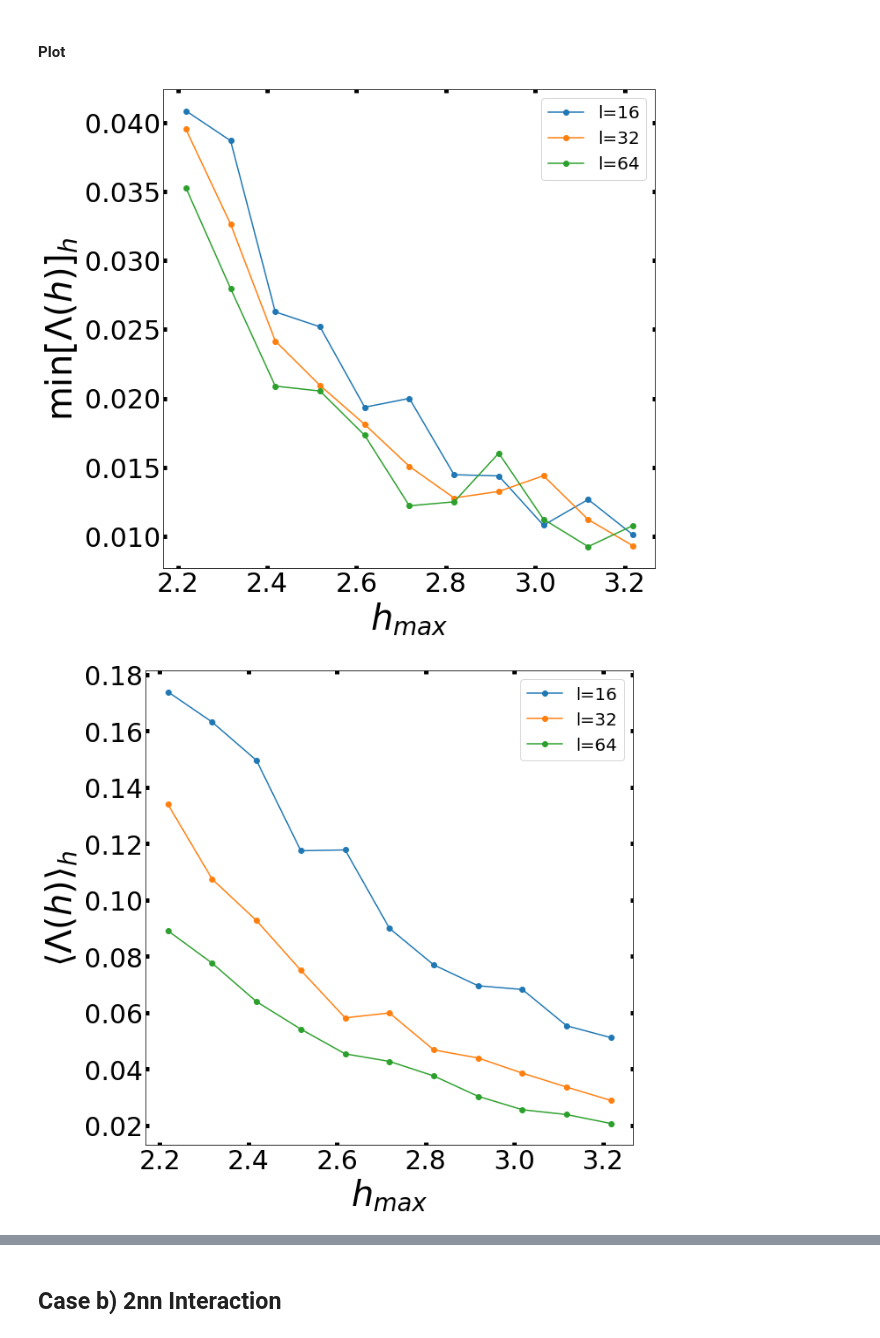
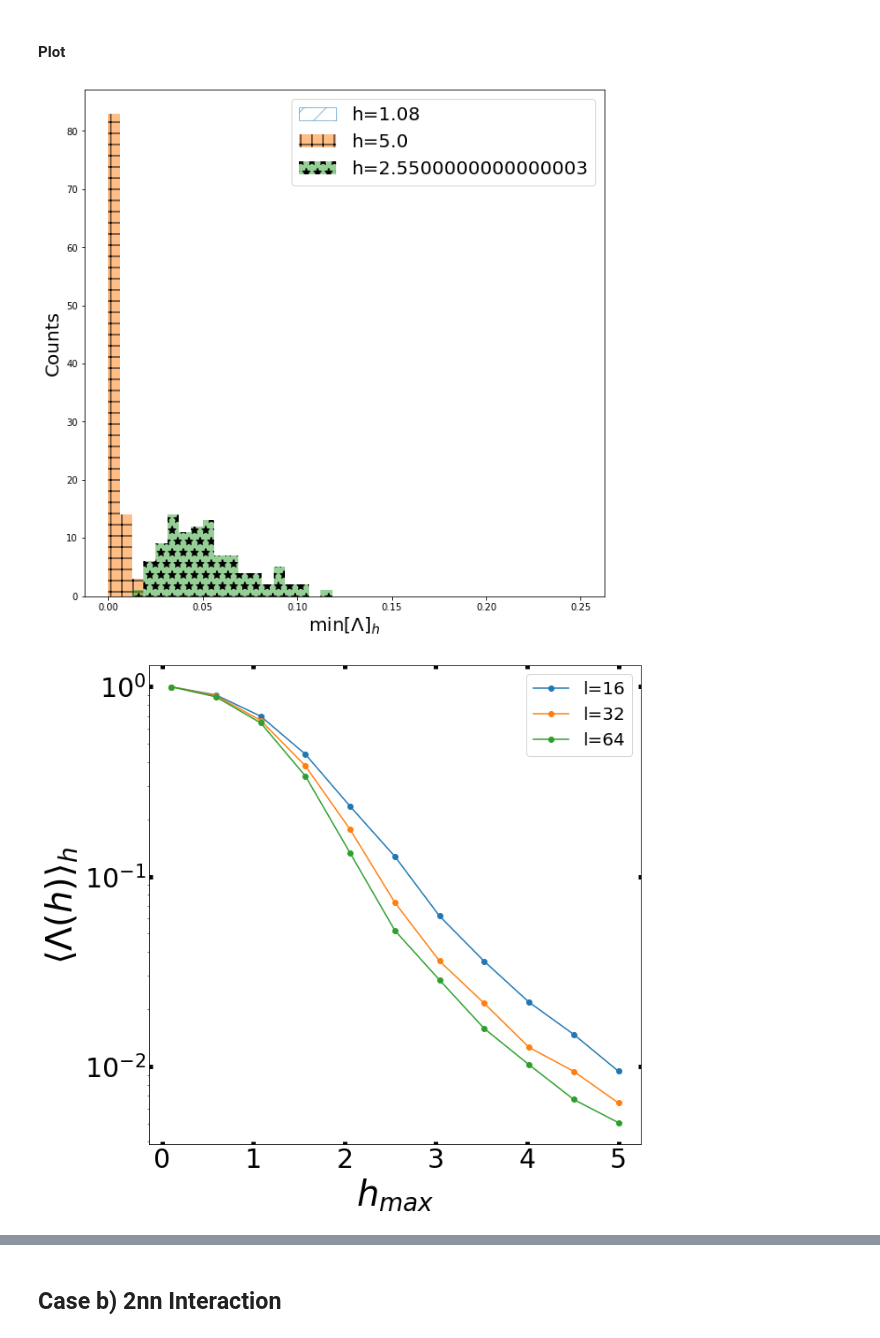
Before and after one commit to emacosta95/quantum_simulations_for_ising, a Jupyter notebook: H-M_mapping_test.ipynb, the cells around one changed output, grey strips where cells are left out. Cells and saved outputs as stored; diff of their text form; code cells hidden in the pictures.

Commit message:
implement the long range case

```diff
--- a/H-M_mapping_test.ipynb
+++ b/H-M_mapping_test.ipynb
@@ -29,7 +29,7 @@ os.environ["MKL_NUM_THREADS"] = str(3)  # set number of MKL threads to run in pa
 #### Data
 # %%
 
-h_max=np.linspace(np.e-0.5,np.e+0.5,11)
+h_max=np.linspace(0.1,5,11)
 ndata=100
 nbatch=5
 ls=[16,32,64]
@@ -85,7 +85,7 @@ for i in range(len(ls)):
         print(pr)
         pb_low.append(pr/ndata)
         m.append(mij)
-        min_eigh.append(np.min(lambd))
+        min_eigh.append((lambd))
 
     ml.append(m)
     min_eighl.append(min_eigh)
@@ -116,21 +116,15 @@ from cProfile import label
 
 
 plt.figure(figsize=(10,10))
-for i in range(len(ls)):
-    plt.plot(h_max,min_eighl[i],marker='o',label=f'l={ls[i]}')
-    plt.xlabel(r'$h_{max}$',fontsize=40)
-    plt.ylabel(r'$\min[ \Lambda(h)]_{h}$',fontsize=40)
-    plt.tick_params(
-                top=True,
-                right=True,
-                labeltop=False,
-                labelright=False,
-                direction="in",
-                labelsize=30,
-                width=5,
-            )
+plt.hist(min_eighl[-1][2],label=f'h={h_max[2]}',bins=40,range=(0,0.25),alpha=0.5,hatch='/',
+                    histtype="step",)
+plt.hist(min_eighl[-1][-1],label=f'h={h_max[-1]}',bins=40,range=(0,0.25),alpha=0.5,hatch='+')
+plt.hist(min_eighl[-1][5],label=f'h={h_max[5]}',bins=40,range=(0,0.25),alpha=0.5,hatch='*')
 plt.legend(fontsize=20)
-plt.show()
+plt.xlabel(r'$\min[\Lambda]_h$',fontsize=20)
+plt.ylabel(r'Counts',fontsize=20)
+
+
 
 plt.figure(figsize=(10,10))
 for i in range(len(ls)):
@@ -139,32 +133,33 @@ plt.xlabel(r'$h_{max}$',fontsize=40)
 plt.ylabel(r'$\langle \Lambda(h)\rangle_{h}$',fontsize=40)
 plt.tick_params(
             top=True,
             right=True,
             labeltop=False,
             labelright=False,
             direction="in",
             labelsize=30,
             width=5,
         )
 plt.legend(fontsize=20)
+plt.semilogy()
 plt.show()
 plt.figure(figsize=(10,10))
 for i in range(len(ls)):
     plt.plot(h_max,pb_lowl[i],marker='o',label=f'l={ls[i]}')
 plt.axvline(x=np.e,color='red',linestyle=':',label='critical point')
 plt.xlabel(r'$h_{max}$',fontsize=40)
 plt.ylabel(r'$P( \Lambda(h)<0.05)$',fontsize=40)
 plt.tick_params(
             top=True,
             right=True,
             labeltop=False,
             labelright=False,
             direction="in",
             labelsize=30,
             width=5,
         )
 plt.legend(fontsize=20)
 plt.show()
 # %% [output]
-[figure, old version]
+[figure, new version]
-[figure, old version]
+[figure, new version]
```
Also changed, not shown: parts of 6 cells of this notebook, 7 other files.
